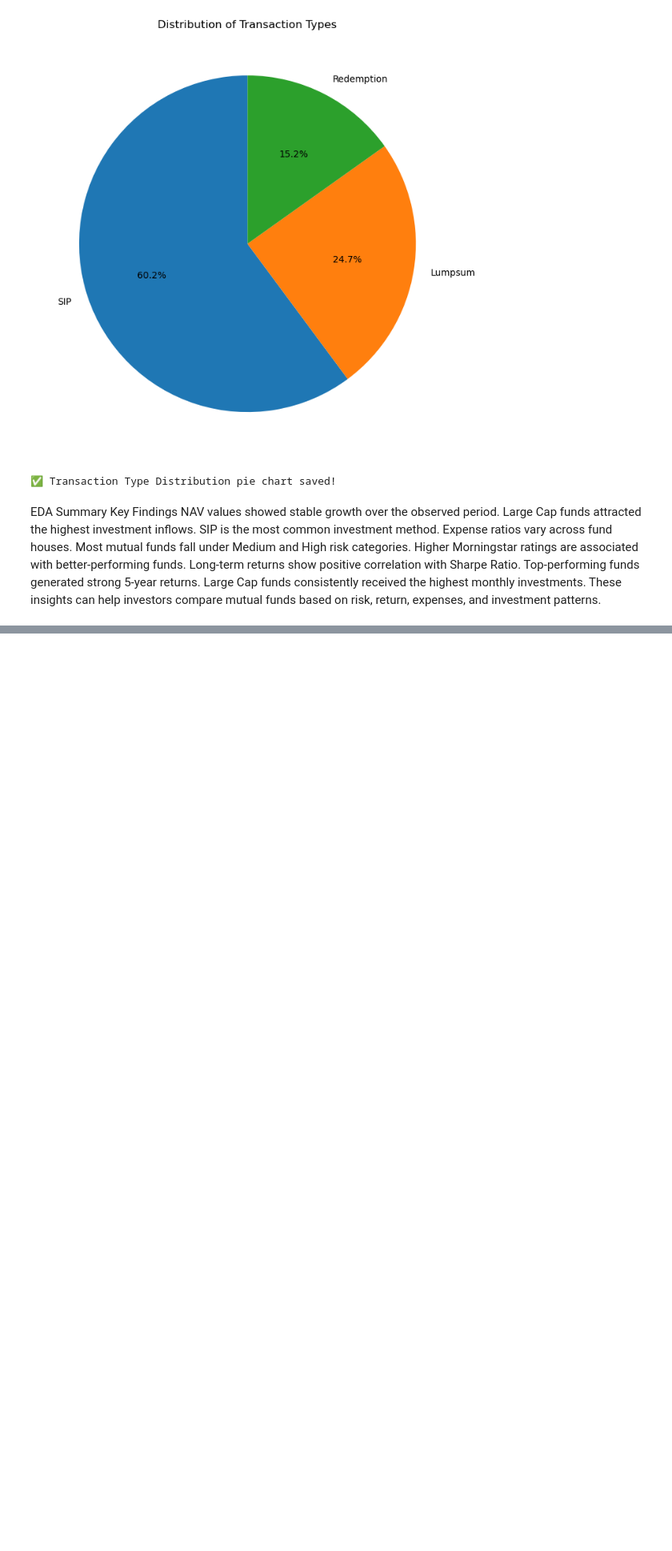
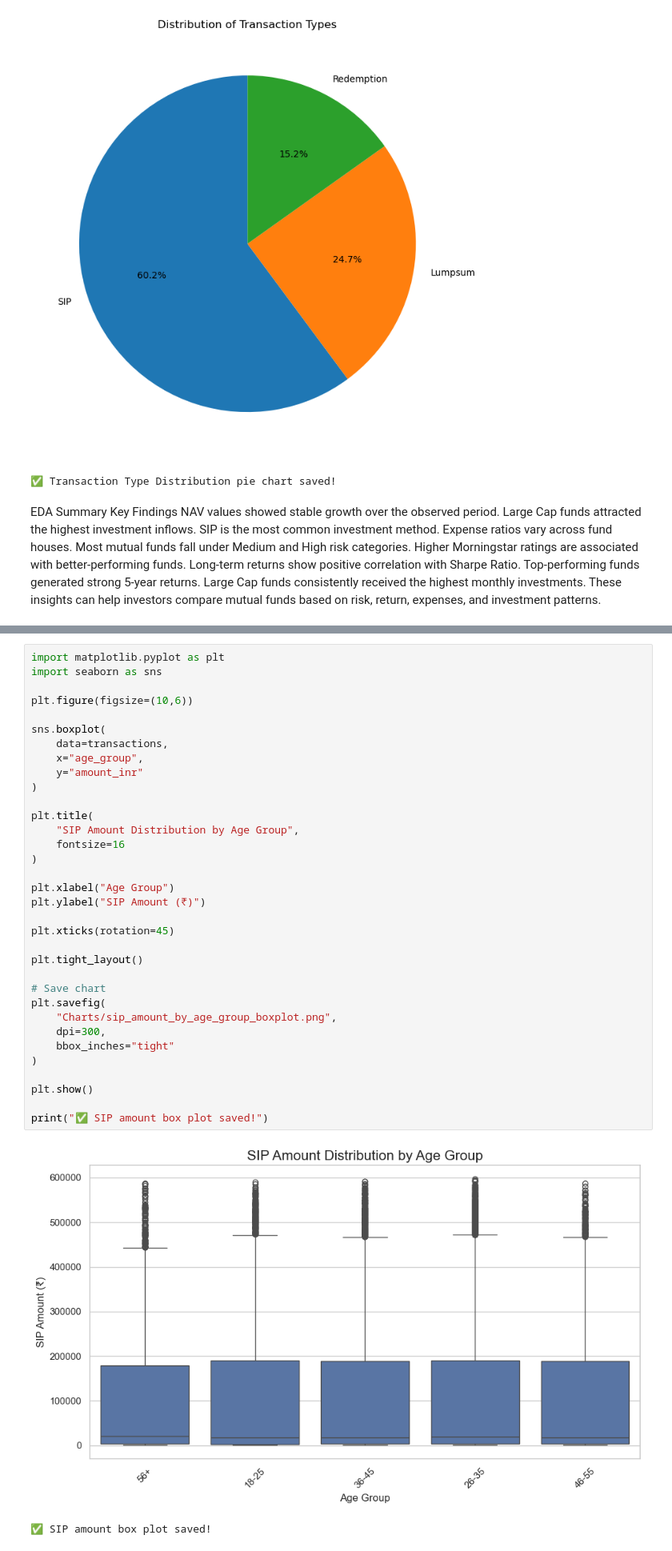
Before and after one commit to ganeshmerc/mutual-fund-data-project, a Jupyter notebook: EDA_Analysis_Final.ipynb, the cells around one changed output, grey strips where cells are left out. Shown at 80% size. Drawn from its saved outputs; the diff is of its cells as text; blank space fills up the shorter version.

```diff
--- a/EDA_Analysis_Final.ipynb
+++ b/EDA_Analysis_Final.ipynb
@@ -666,0 +749,37 @@ These insights can help investors compare mutual funds based on risk, return, ex
+# %%
+import matplotlib.pyplot as plt
+import seaborn as sns
+
+plt.figure(figsize=(10,6))
+
+sns.boxplot(
+    data=transactions,
+    x="age_group",
+    y="amount_inr"
+)
+
+plt.title(
+    "SIP Amount Distribution by Age Group",
+    fontsize=16
+)
+
+plt.xlabel("Age Group")
+plt.ylabel("SIP Amount (₹)")
+
+plt.xticks(rotation=45)
+
+plt.tight_layout()
+
+# Save chart
+plt.savefig(
+    "Charts/sip_amount_by_age_group_boxplot.png",
+    dpi=300,
+    bbox_inches="tight"
+)
+
+plt.show()
+
+print("✅ SIP amount box plot saved!")
+# %% [output]
+[figure, added]
+✅ SIP amount box plot saved!
```
Also changed, not shown: parts of 16 cells of this notebook, 1 other file.
